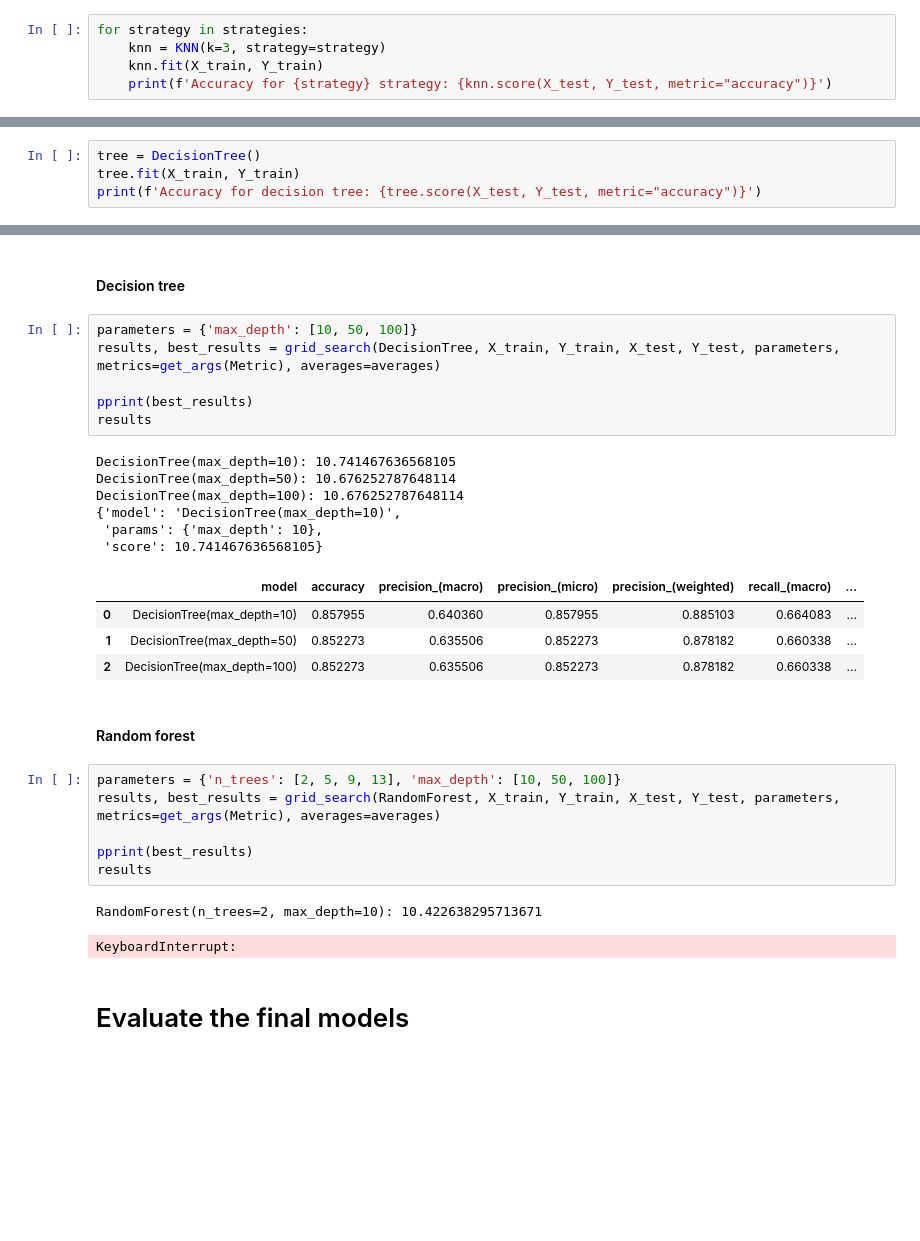
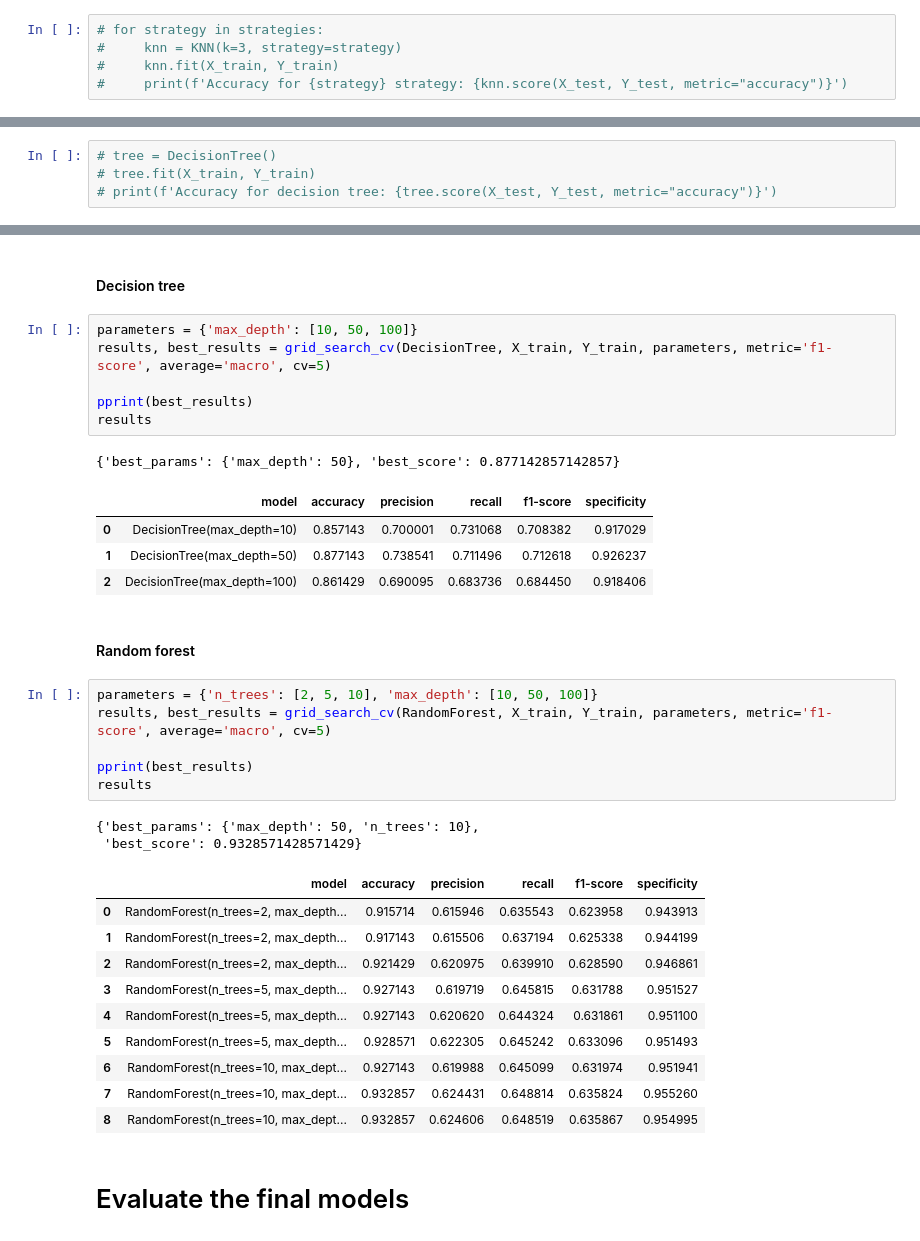
Before and after one commit to Mounir-charef/data_mining, a Jupyter notebook: notebooks/supervised_learning.ipynb, the cells around one changed output, grey strips where cells are left out. Drawn from its saved outputs; the diff is of its cells as text; blank space fills up the shorter version.

```diff
--- a/notebooks/supervised_learning.ipynb
+++ b/notebooks/supervised_learning.ipynb
@@ -83,8 +83,8 @@ print(X_train.shape, X_test.shape, Y_train.shape, Y_test.shape)
 # %% [markdown]
 # KNN
 # %%
-for strategy in strategies:
-    knn = KNN(k=3, strategy=strategy)
-    knn.fit(X_train, Y_train)
-    print(f'Accuracy for {strategy} strategy: {knn.score(X_test, Y_test, metric="accuracy")}')
+# for strategy in strategies:
+#     knn = KNN(k=3, strategy=strategy)
+#     knn.fit(X_train, Y_train)
+#     print(f'Accuracy for {strategy} strategy: {knn.score(X_test, Y_test, metric="accuracy")}')
 # %% [output]
@@ -96,7 +96,7 @@ Accuracy for hamming strategy: 0.6534090909090909
 # %% [markdown]
 # Decision tree
 # %%
-tree = DecisionTree()
-tree.fit(X_train, Y_train)
-print(f'Accuracy for decision tree: {tree.score(X_test, Y_test, metric="accuracy")}')
+# tree = DecisionTree()
+# tree.fit(X_train, Y_train)
+# print(f'Accuracy for decision tree: {tree.score(X_test, Y_test, metric="accuracy")}')
 # %% [output]
@@ -164,32 +149,37 @@ KNN(strategy=hamming_distance, k=7): 8.511128299051185
 <h4>Decision tree</h4>
 # %%
 parameters = {'max_depth': [10, 50, 100]}
-results, best_results = grid_search(DecisionTree, X_train, Y_train, X_test, Y_test, parameters, metrics=get_args(Metric), averages=averages)
+results, best_results = grid_search_cv(DecisionTree, X_train, Y_train, parameters, metric='f1-score', average='macro', cv=5)
 
 pprint(best_results)
 results
 # %% [output]
-DecisionTree(max_depth=10): 10.741467636568105
-DecisionTree(max_depth=50): 10.676252787648114
-DecisionTree(max_depth=100): 10.676252787648114
-{'model': 'DecisionTree(max_depth=10)',
- 'params': {'max_depth': 10},
- 'score': 10.741467636568105}
+{'best_params': {'max_depth': 50}, 'best_score': 0.877142857142857}
-|  | model | accuracy | precision_(macro) | precision_(micro) | precision_(weighted) | recall_(macro) | ... |
-| 0 | DecisionTree(max_depth=10) | 0.857955 | 0.640360 | 0.857955 | 0.885103 | 0.664083 | ... |
-| 1 | DecisionTree(max_depth=50) | 0.852273 | 0.635506 | 0.852273 | 0.878182 | 0.660338 | ... |
-| 2 | DecisionTree(max_depth=100) | 0.852273 | 0.635506 | 0.852273 | 0.878182 | 0.660338 | ... |
+|  | model | accuracy | precision | recall | f1-score | specificity |
+| 0 | DecisionTree(max_depth=10) | 0.857143 | 0.700001 | 0.731068 | 0.708382 | 0.917029 |
+| 1 | DecisionTree(max_depth=50) | 0.877143 | 0.738541 | 0.711496 | 0.712618 | 0.926237 |
+| 2 | DecisionTree(max_depth=100) | 0.861429 | 0.690095 | 0.683736 | 0.684450 | 0.918406 |
 # %% [markdown]
 <h4>Random forest</h4>
 # %%
-parameters = {'n_trees': [2, 5, 9, 13], 'max_depth': [10, 50, 100]}
-results, best_results = grid_search(RandomForest, X_train, Y_train, X_test, Y_test, parameters, metrics=get_args(Metric), averages=averages)
+parameters = {'n_trees': [2, 5, 10], 'max_depth': [10, 50, 100]}
+results, best_results = grid_search_cv(RandomForest, X_train, Y_train, parameters, metric='f1-score', average='macro', cv=5)
 
 pprint(best_results)
 results
 # %% [output]
-RandomForest(n_trees=2, max_depth=10): 10.422638295713671
+{'best_params': {'max_depth': 50, 'n_trees': 10},
+ 'best_score': 0.9328571428571429}
-KeyboardInterrupt:
+|  | model | accuracy | precision | recall | f1-score | specificity |
+| 0 | RandomForest(n_trees=2, max_depth... | 0.915714 | 0.615946 | 0.635543 | 0.623958 | 0.943913 |
+| 1 | RandomForest(n_trees=2, max_depth... | 0.917143 | 0.615506 | 0.637194 | 0.625338 | 0.944199 |
+| 2 | RandomForest(n_trees=2, max_depth... | 0.921429 | 0.620975 | 0.639910 | 0.628590 | 0.946861 |
+| 3 | RandomForest(n_trees=5, max_depth... | 0.927143 | 0.619719 | 0.645815 | 0.631788 | 0.951527 |
+| 4 | RandomForest(n_trees=5, max_depth... | 0.927143 | 0.620620 | 0.644324 | 0.631861 | 0.951100 |
+| 5 | RandomForest(n_trees=5, max_depth... | 0.928571 | 0.622305 | 0.645242 | 0.633096 | 0.951493 |
+| 6 | RandomForest(n_trees=10, max_dept... | 0.927143 | 0.619988 | 0.645099 | 0.631974 | 0.951941 |
+| 7 | RandomForest(n_trees=10, max_dept... | 0.932857 | 0.624431 | 0.648814 | 0.635824 | 0.955260 |
+| 8 | RandomForest(n_trees=10, max_dept... | 0.932857 | 0.624606 | 0.648519 | 0.635867 | 0.954995 |
 # %% [markdown]
 # Evaluate the final models
 # %%
```
Also changed, not shown: parts of 9 cells of this notebook, 1 other file.
